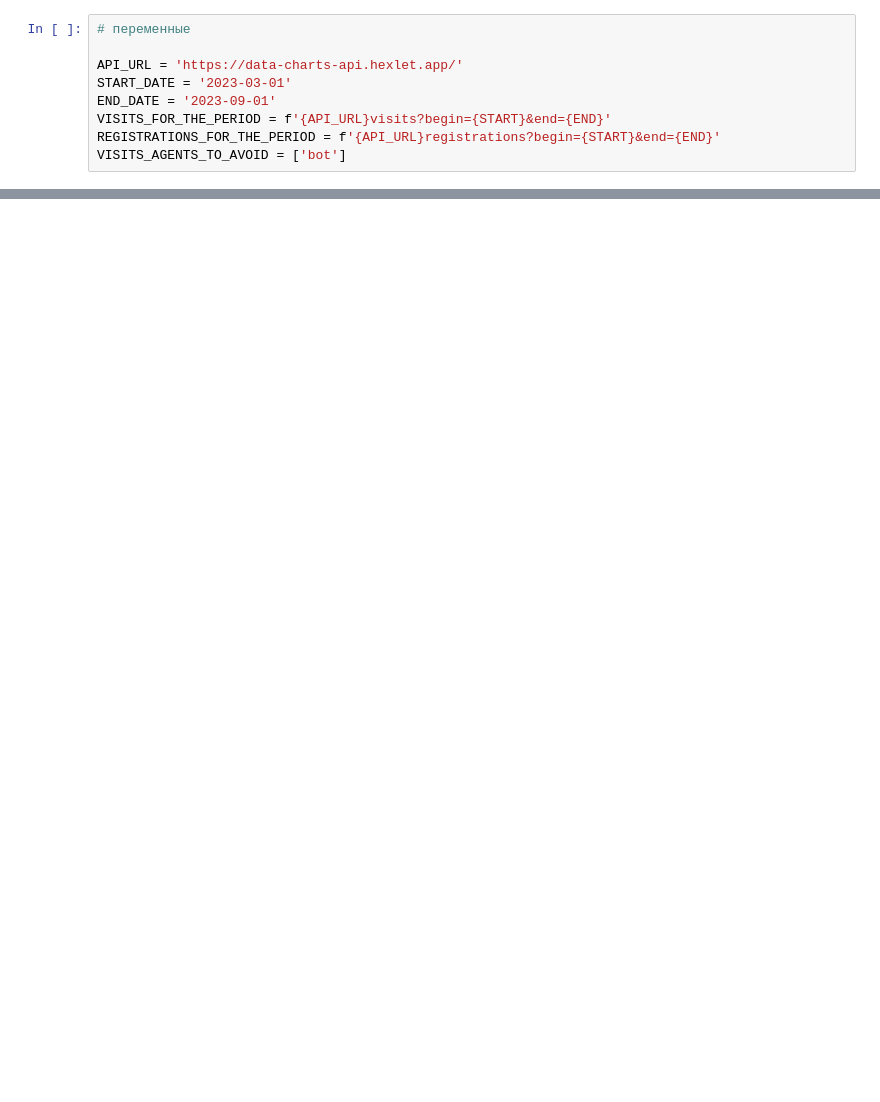
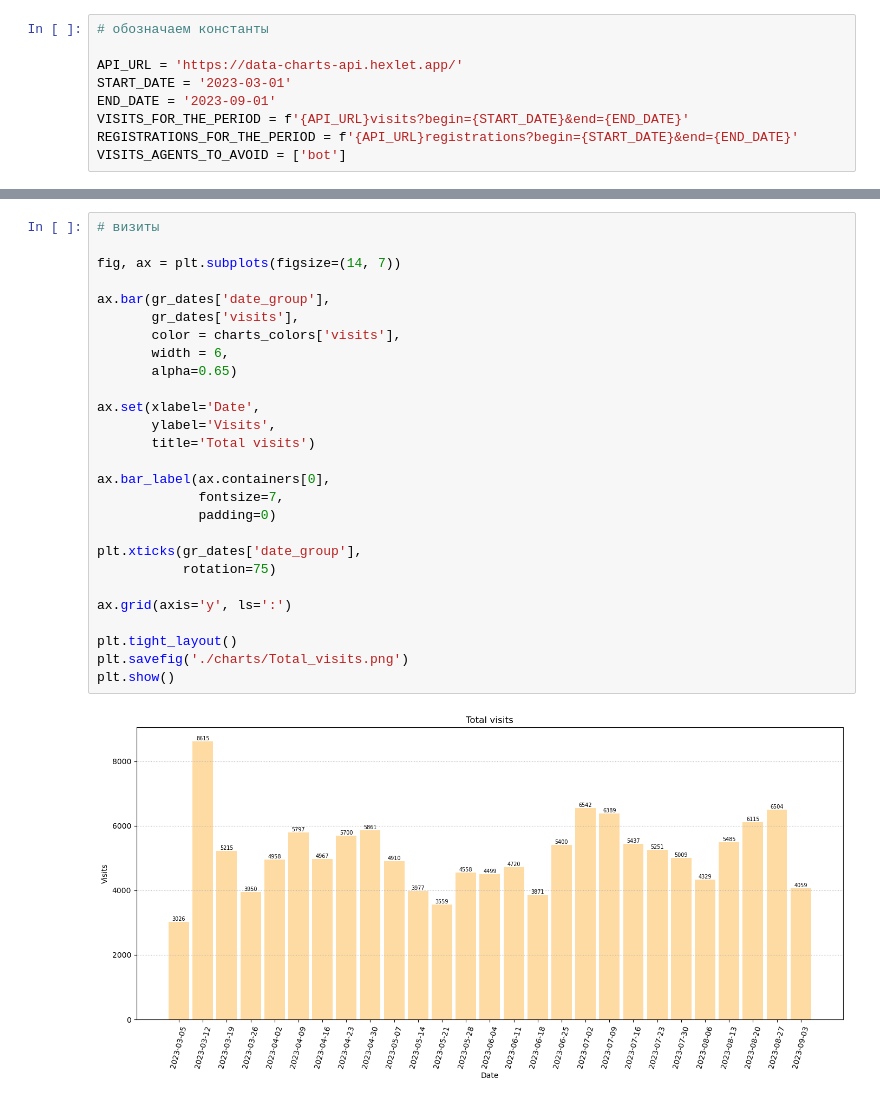
Before and after one commit to Unbeliev4ble/Conversion_dashboard, a Jupyter notebook: 3_proj.ipynb, the cells around one changed output, grey strips where cells are left out. Saved outputs shown, nothing was run; the diff lists cells and outputs as text; blank space fills up the shorter version.

Commit message:
charts added

```diff
--- a/3_proj.ipynb
+++ b/3_proj.ipynb
@@ -4,10 +7,10 @@ import requests
 # %%
-# переменные
+# обозначаем константы
 
 API_URL = 'https://data-charts-api.hexlet.app/'
 START_DATE = '2023-03-01'
 END_DATE = '2023-09-01'
-VISITS_FOR_THE_PERIOD = f'{API_URL}visits?begin={START}&end={END}'
-REGISTRATIONS_FOR_THE_PERIOD = f'{API_URL}registrations?begin={START}&end={END}'
+VISITS_FOR_THE_PERIOD = f'{API_URL}visits?begin={START_DATE}&end={END_DATE}'
+REGISTRATIONS_FOR_THE_PERIOD = f'{API_URL}registrations?begin={START_DATE}&end={END_DATE}'
 VISITS_AGENTS_TO_AVOID = ['bot']
 # %%
@@ -93,0 +143,29 @@ reg.head(2)
+# %%
+# визиты
+
+fig, ax = plt.subplots(figsize=(14, 7))
+
+ax.bar(gr_dates['date_group'],
+       gr_dates['visits'],
+       color = charts_colors['visits'],
+       width = 6,
+       alpha=0.65)
+
+ax.set(xlabel='Date',
+       ylabel='Visits',
+       title='Total visits')
+
+ax.bar_label(ax.containers[0],
+             fontsize=7,
+             padding=0)
+
+plt.xticks(gr_dates['date_group'],
+           rotation=75)
+
+ax.grid(axis='y', ls=':')
+
+plt.tight_layout()
+plt.savefig('./charts/Total_visits.png')
+plt.show()
+# %% [output]
+[figure, added]
```
Also changed, not shown: parts of 23 cells of this notebook, 5 other files.
